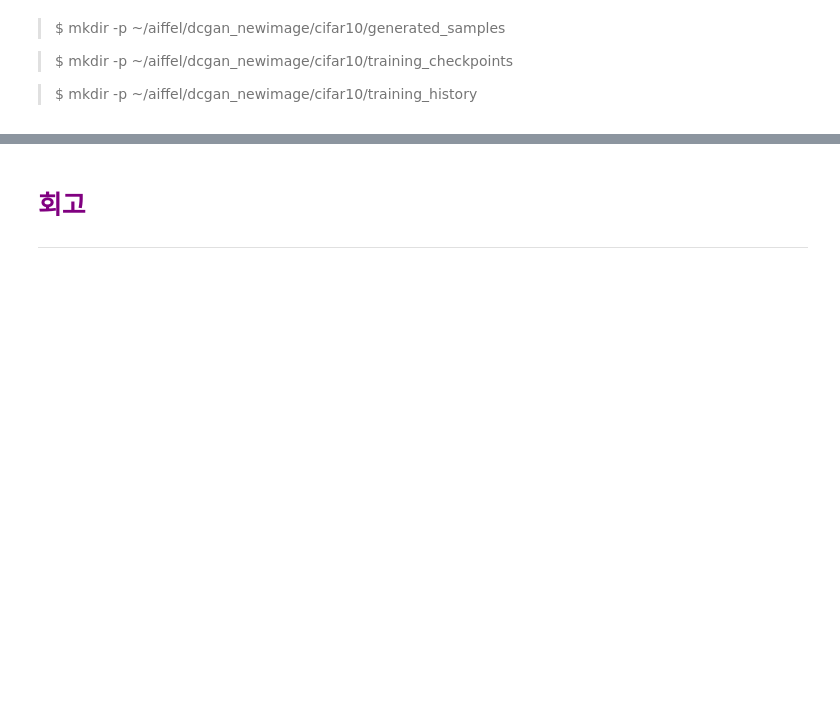
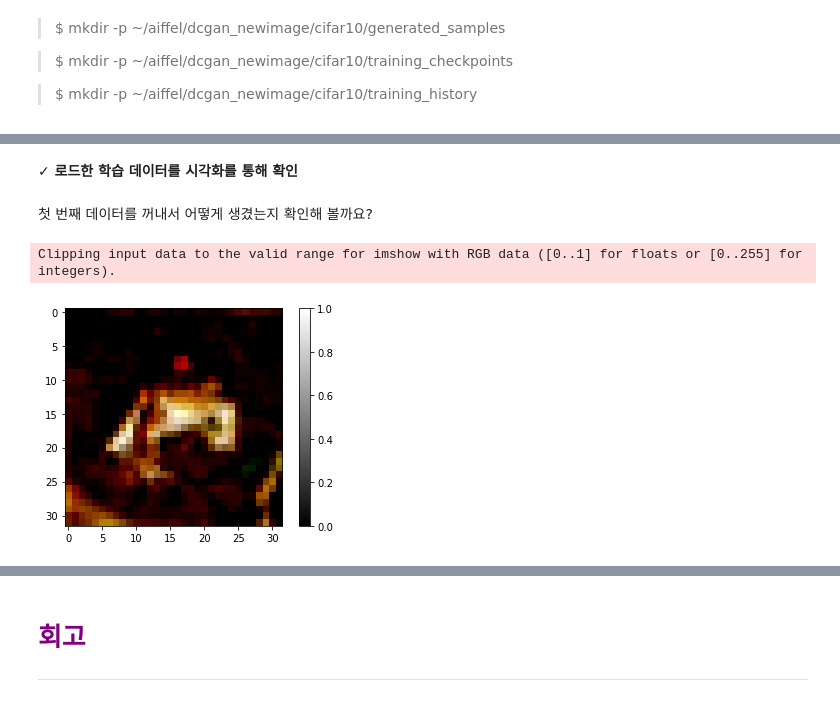
Before and after one commit to nogi519/aiffel, a Jupyter notebook: EXPLORATION12.ipynb, the cells around one changed output, grey strips where cells are left out. Cells and saved outputs as stored; diff of their text form; code cells hidden in the pictures; blank space fills up the shorter version.

```diff
--- a/EXPLORATION12.ipynb
+++ b/EXPLORATION12.ipynb
@@ -205,0 +190,11 @@ Summa의 summarize를 사용하여 추출적 요약을 해보세요.
+# %% [markdown]
+**✓ 로드한 학습 데이터를 시각화를 통해 확인**
+# %% [markdown]
+첫 번째 데이터를 꺼내서 어떻게 생겼는지 확인해 볼까요?
+# %%
+plt.imshow(train_x[0].reshape(32, 32, 3), cmap='gray')
+plt.colorbar()  # 오른쪽에 각 픽셀의 값과 그에 따른 색도 확인
+plt.show()
+# %% [output]
+Clipping input data to the valid range for imshow with RGB data ([0..1] for floats or [0..255] for integers).
+[figure, added]
```
Also changed, not shown: parts of 70 cells of this notebook.
